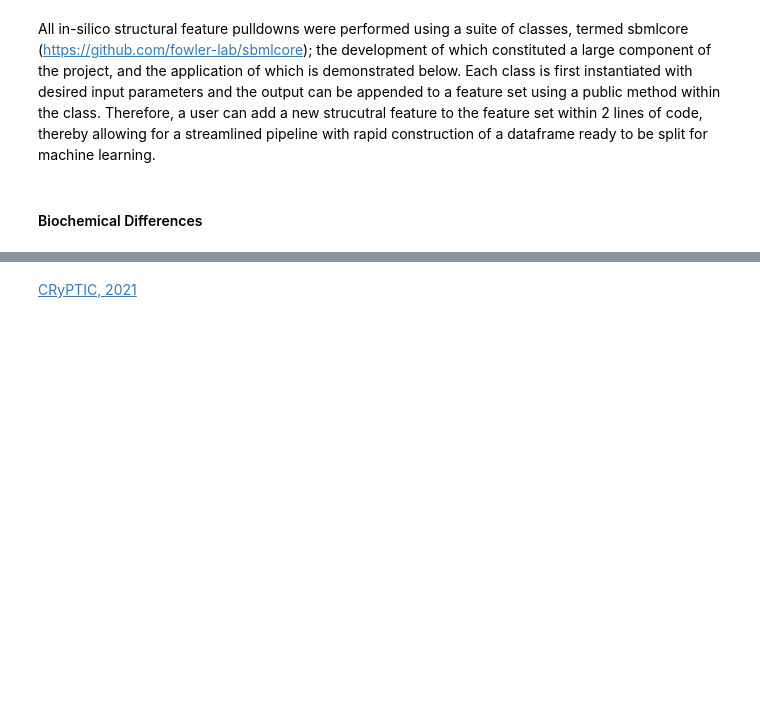
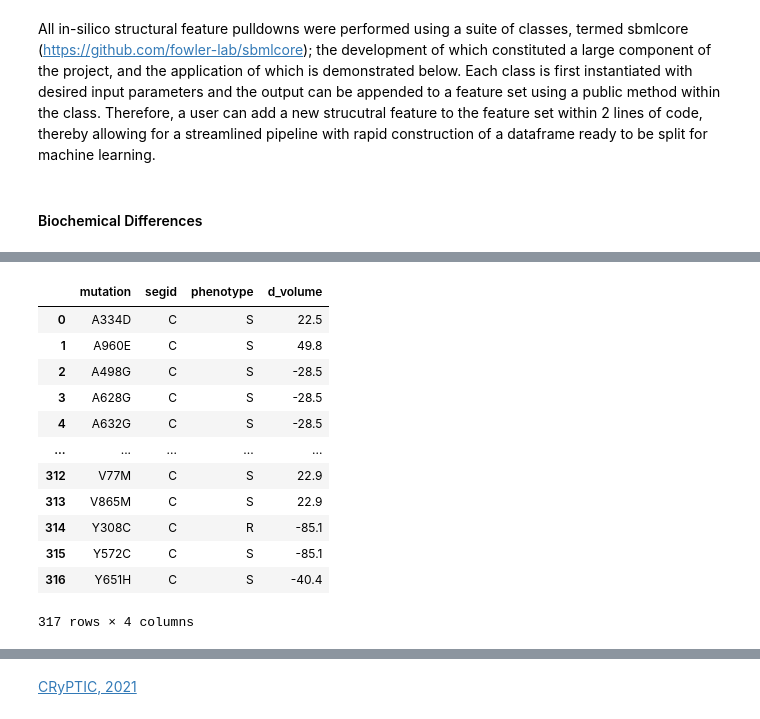
Before and after one commit to DylanAdlard/SABS_rotation_1_report, a Jupyter notebook: Report.ipynb, the cells around one changed output, grey strips where cells are left out. Cells and saved outputs as stored; diff of their text form; code cells hidden in the pictures; blank space fills up the shorter version.

```diff
--- a/Report.ipynb
+++ b/Report.ipynb
@@ -219,3 +246,19 @@ Selected mutations-specific biochemical differences include changes in volume, m
+# %%
+df
+# %% [output]
+|  | mutation | segid | phenotype | d_volume |
+| 0 | A334D | C | S | 22.5 |
+| 1 | A960E | C | S | 49.8 |
+| 2 | A498G | C | S | -28.5 |
+| 3 | A628G | C | S | -28.5 |
+| 4 | A632G | C | S | -28.5 |
+| ... | ... | ... | ... | ... |
+| 312 | V77M | C | S | 22.9 |
+| 313 | V865M | C | S | 22.9 |
+| 314 | Y308C | C | R | -85.1 |
+| 315 | Y572C | C | S | -85.1 |
+| 316 | Y651H | C | S | -40.4 |
+317 rows × 4 columns
 # %% [markdown]
 # Bibliography
 
```
Also changed, not shown: parts of 5 cells of this notebook.
